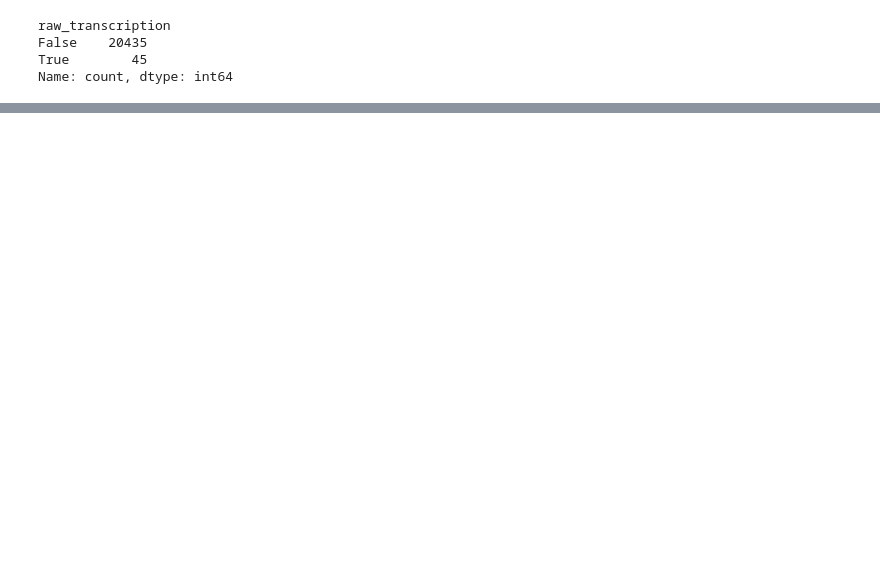
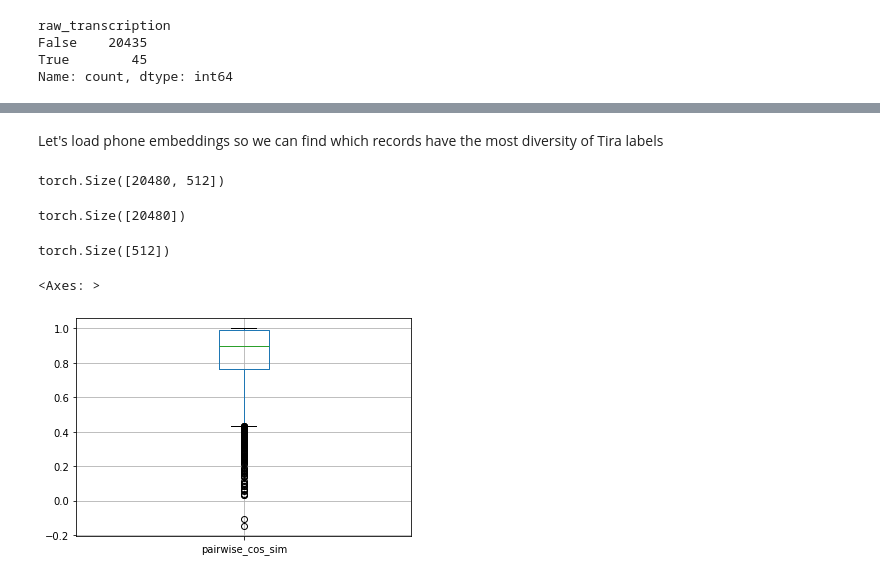
Before and after one commit to markjosims/malachor5, a Jupyter notebook: notebooks/split_dataset.ipynb, the cells around one changed output, grey strips where cells are left out. Drawn from its saved outputs; the diff is of its cells as text; code cells hidden in the pictures; blank space fills up the shorter version.

Commit message:
datasetting

```diff
--- a/notebooks/split_dataset.ipynb
+++ b/notebooks/split_dataset.ipynb
@@ -68,0 +144,4 @@ train_only.shape, val_only.shape, test_only.shape
+# %%
+get_split_from_index = lambda ilist: [df.at[i, 'split'] for i in ilist]
+df['overlap_split']=df['overlap'].apply(get_split_from_index)
+df['overlap_split']
@@ -68,0 +176,13 @@ train_only.shape, val_only.shape, test_only.shape
+# %%
+collapsed_idcs=[]
+covered_idcs=[]
+for i, row in tqdm(df.iterrows(), total=len(df)):
+    if len(set(row['overlap_split']))>1:
+        # ignore recrods that overlap with labels from multiple partitions
+        continue
+    # if no labels in this record have been picked already, add to subset
+    if not any(j in collapsed_idcs for j in row['overlap']):
+        collapsed_idcs.append(i)
+        covered_idcs.extend(row['overlap'])
+df_sub=df.loc[collapsed_idcs]
+df_sub.shape
@@ -68,0 +193,6 @@ train_only.shape, val_only.shape, test_only.shape
+# %%
+get_values_for_overlap_span = lambda idcs, col: df.loc[idcs][col].tolist()
+
+df_sub['start_list']=df['overlap'].apply(lambda x: get_values_for_overlap_span(x, 'start'))
+df_sub['end_list']=df['overlap'].apply(lambda x: get_values_for_overlap_span(x, 'end'))
+df_sub['trans_list']=df['overlap'].apply(lambda x: get_values_for_overlap_span(x, 'transcription'))
@@ -68,0 +214,37 @@ train_only.shape, val_only.shape, test_only.shape
+# %% [markdown]
+Let's load phone embeddings so we can find which records have the most diversity of Tira labels
+# %%
+import torch
+from torch.nn.functional import cosine_similarity
+phone_embed_path='/Users/markjos/projects/malachor5/data/pyarrow-datasets/tira-clean-split/clap_ipa_phone_embeds.pt'
+embeds=torch.load(phone_embed_path)
+embeds.shape
+# %% [output]
+torch.Size([20480, 512])
+# %%
+cosine_similarity(embeds, embeds, dim=1).shape
+# %% [output]
+torch.Size([20480])
+# %%
+embeds.mean(dim=0).shape
+# %% [output]
+torch.Size([512])
+# %%
+def pairwise_cos_sim(idcs):
+    if len(idcs)==0:
+        return 1
+    embed_list=[]
+    comparanda=[]
+    for i in idcs:
+        embed=embeds[i]
+        other_idcs = [j for j in idcs if j!=i]
+        other_embeds = embeds[other_idcs]
+        embed_list.append(embed)
+        comparanda.append(other_embeds.mean(dim=0))
+    return cosine_similarity(torch.stack(embed_list), torch.stack(comparanda)).mean().item()
+
+df_sub['pairwise_cos_sim']=df_sub['overlap'].apply(pairwise_cos_sim)
+df_sub.boxplot('pairwise_cos_sim')
+# %% [output]
+<Axes: >
+[figure, added]
```
Also changed, not shown: parts of 19 cells of this notebook, 1 other file.
